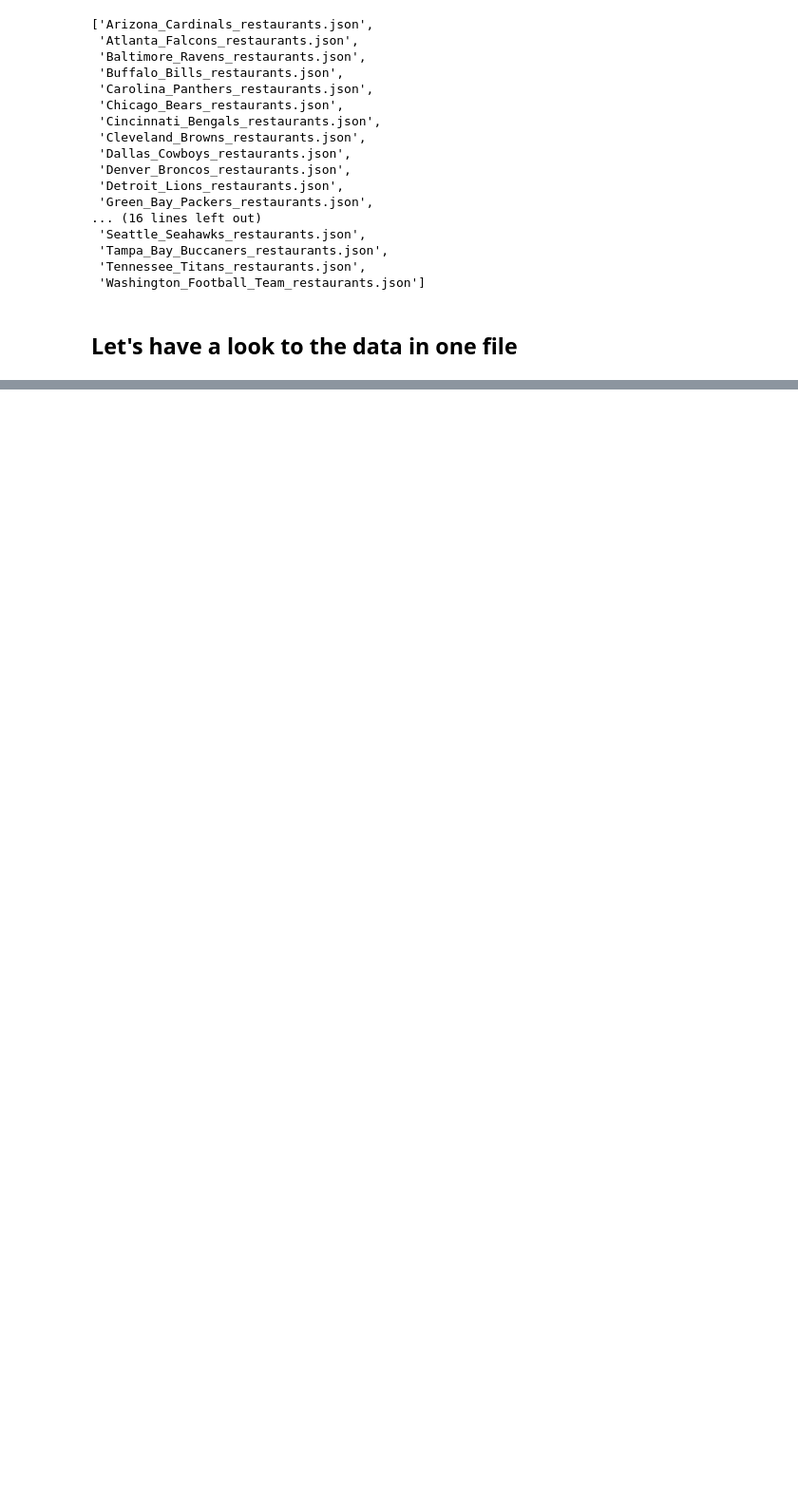
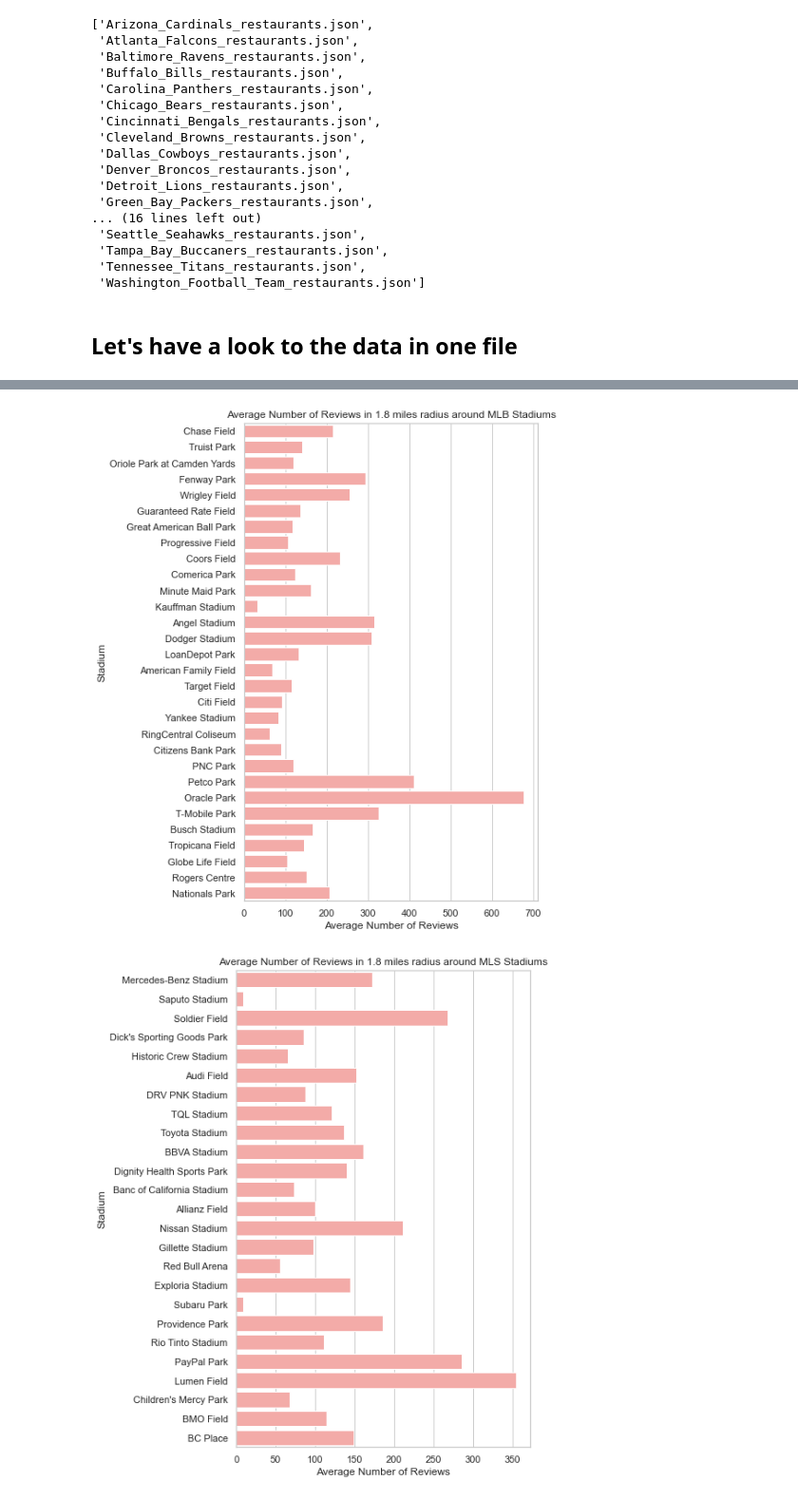
Before and after one commit to Xavier4t/Sports_and_Restaurants, a Jupyter notebook: Example_Analysis.ipynb, the cells around one changed output, grey strips where cells are left out. Shown at 95% size. Cells and saved outputs as stored; diff of their text form; code cells hidden in the pictures; blank space fills up the shorter version.

```diff
--- a/Example_Analysis.ipynb
+++ b/Example_Analysis.ipynb
@@ -132,0 +166,7 @@ def barPlot(league,df):
+# %%
+# Number of reviews
+for k,v in stats.items():
+    barPlot(k,v, "Average Number of Reviews","r", save=False)
+# %% [output]
+[figure, added]
+[figure, added]
```
Also changed, not shown: parts of 7 cells of this notebook, 10 other files.
